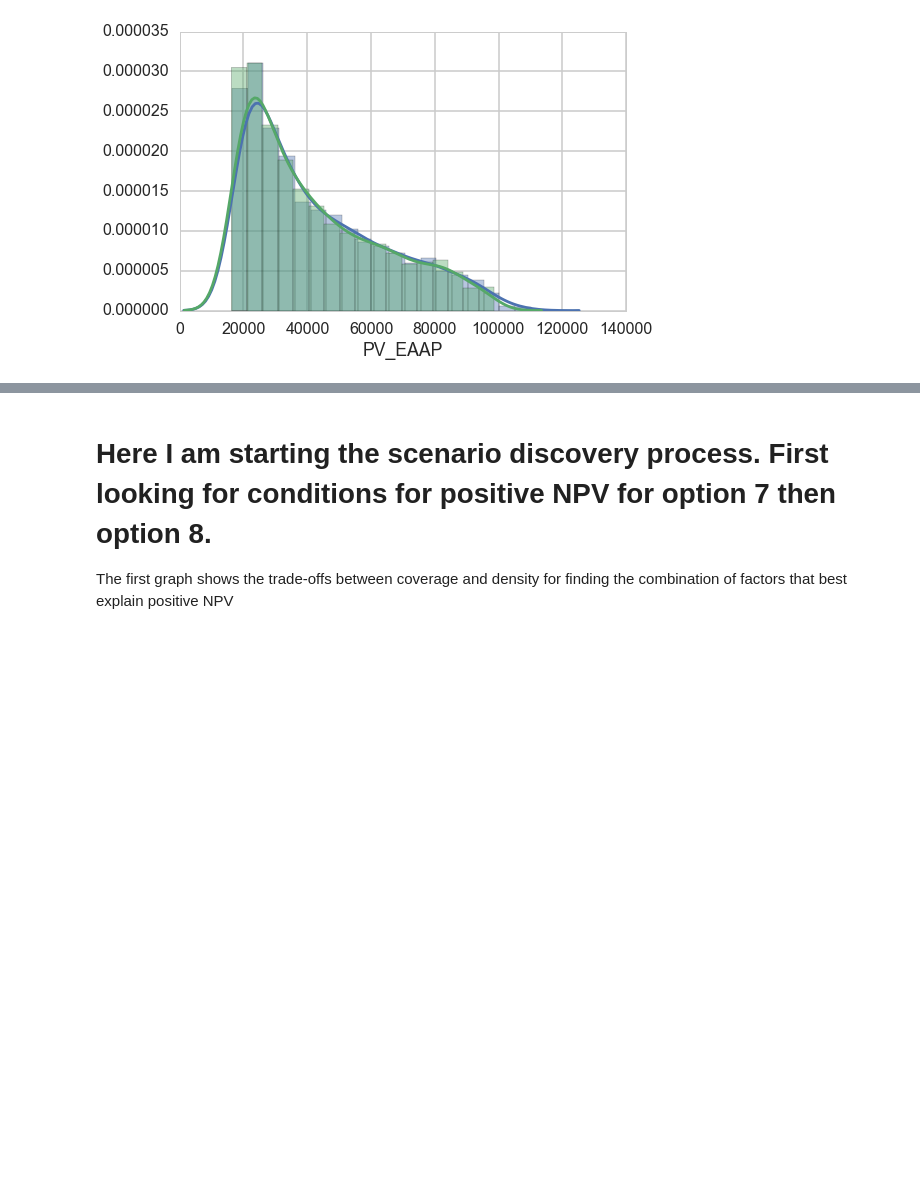
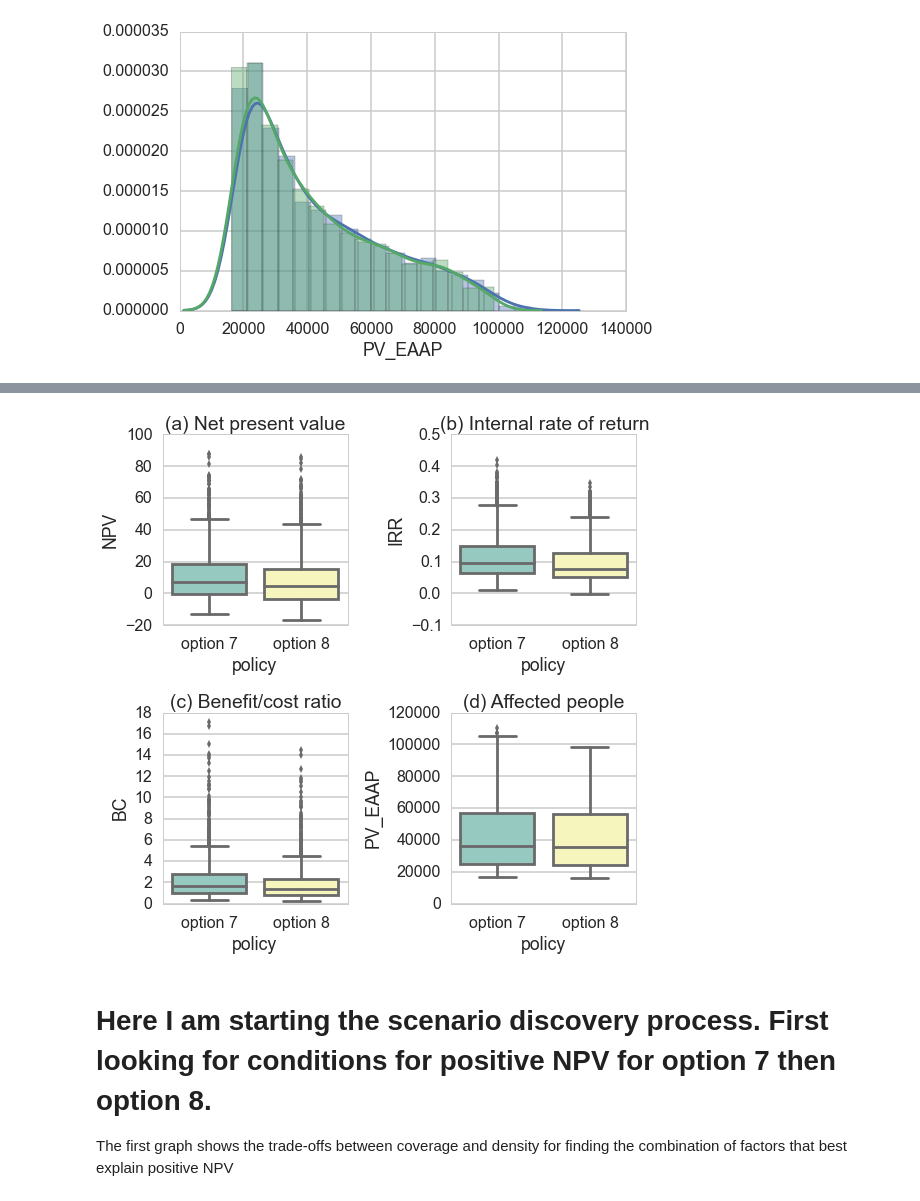
Before and after one commit to julierozenberg/excel_model_Tijen, a Jupyter notebook: scenario discovery 2.ipynb, the cells around one changed output, grey strips where cells are left out. Drawn from its saved outputs; the diff is of its cells as text; code cells hidden in the pictures; blank space fills up the shorter version.

```diff
--- a/scenario discovery 2.ipynb
+++ b/scenario discovery 2.ipynb
@@ -41,3 +48,26 @@ sns.distplot(outputs[inputs.policy=="option 8"].BC)
+# %%
+fig = plt.figure(figsize=(8,8))
+plt.subplot(221)
+ax = sns.boxplot( x="policy", y="NPV", data=b, palette="Set3")
+plt.title("(a) Net present value")
+plt.tight_layout()
+plt.legend()
+plt.subplot(222)
+ax = sns.boxplot( x="policy", y="IRR", data=b, palette="Set3")
+plt.title("(b) Internal rate of return")
+plt.tight_layout()
+plt.subplot(223)
+ax = sns.boxplot( x="policy", y="BC", data=b, palette="Set3")
+plt.title("(c) Benefit/cost ratio")
+plt.tight_layout()
+plt.subplot(224)
+ax = sns.boxplot( x="policy", y="PV_EAAP", data=b, palette="Set3")
+plt.title("(d) Affected people")
+plt.tight_layout()
+
+plt.savefig("scenarios_boxplots.png",bbox_inches="tight")
+# %% [output]
+[figure, added]
 # %%
 orig_cmap = matplotlib.cm.coolwarm
 shifted_cmap1 = shiftedColorMap(orig_cmap, midpoint=0, name='shifted')
```
Also changed, not shown: parts of 6 cells of this notebook, 1 other file.
